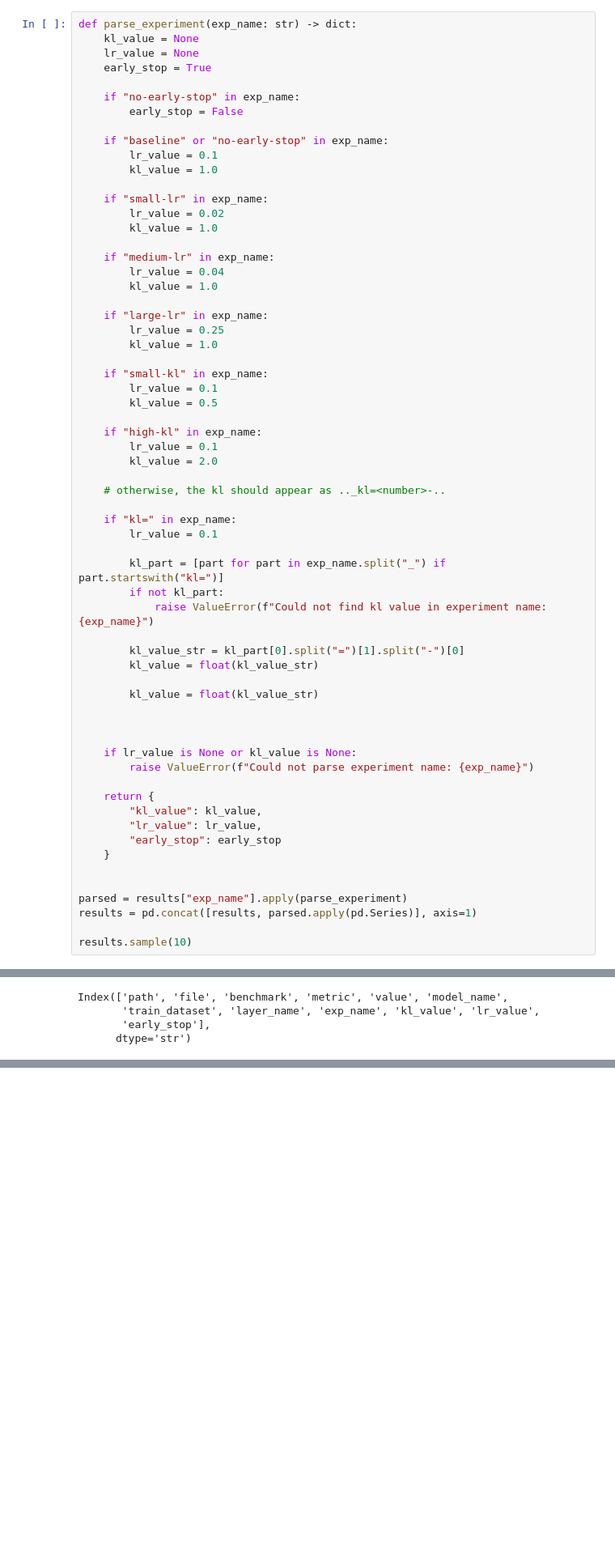
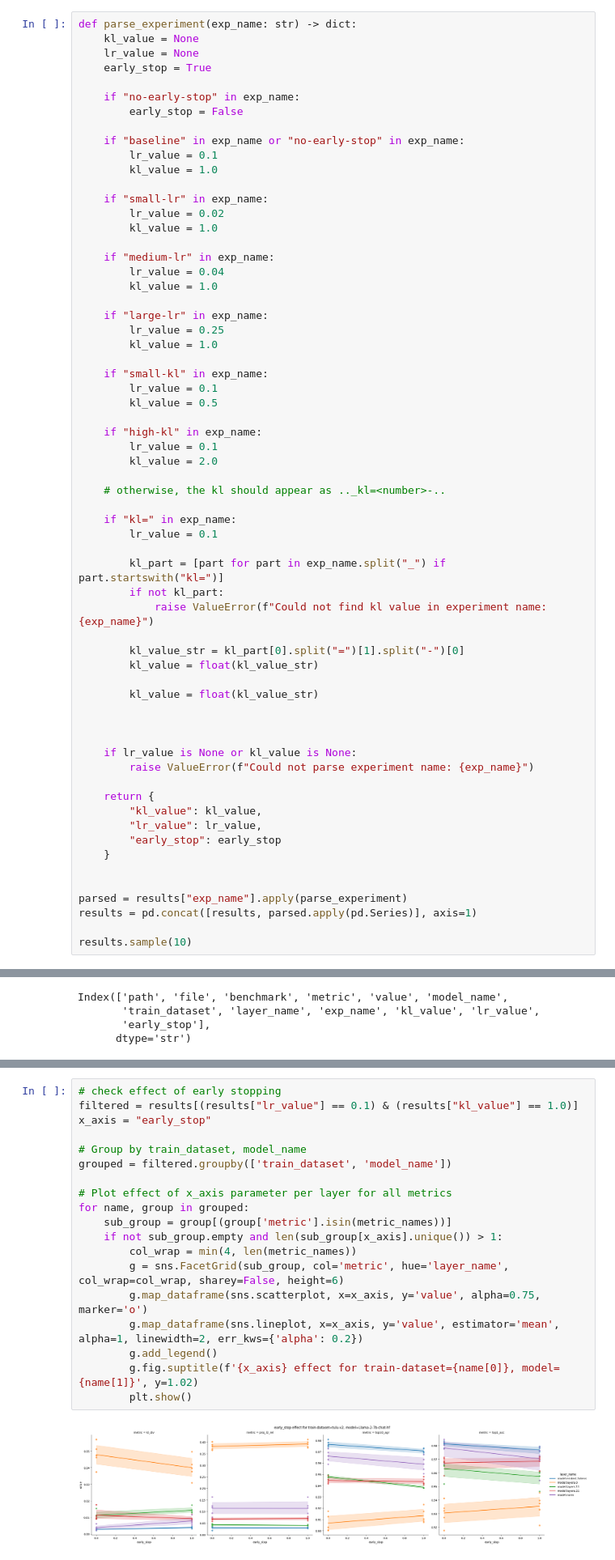
Before and after one commit to giladfrid009/silent_direction, a Jupyter notebook: notebooks/analyze_benchmarks.ipynb, the cells around one changed output, grey strips where cells are left out. Shown at 81% size. Cells and saved outputs as stored; diff of their text form; blank space fills up the shorter version.

```diff
--- a/notebooks/analyze_benchmarks.ipynb
+++ b/notebooks/analyze_benchmarks.ipynb
@@ -78,7 +78,7 @@ def parse_experiment(exp_name: str) -> dict:
     if "no-early-stop" in exp_name:
         early_stop = False
 
-    if "baseline" or "no-early-stop" in exp_name:
+    if "baseline" in exp_name or "no-early-stop" in exp_name:
         lr_value = 0.1
         kl_value = 1.0
 
@@ -178,0 +174,21 @@ array([ 0.5,  1. , 10. ,  2. , 20. ])
+# %%
+# check effect of early stopping
+filtered = results[(results["lr_value"] == 0.1) & (results["kl_value"] == 1.0)]
+x_axis = "early_stop"
+
+# Group by train_dataset, model_name
+grouped = filtered.groupby(['train_dataset', 'model_name'])
+
+# Plot effect of x_axis parameter per layer for all metrics
+for name, group in grouped:
+    sub_group = group[(group['metric'].isin(metric_names))]
+    if not sub_group.empty and len(sub_group[x_axis].unique()) > 1:
+        col_wrap = min(4, len(metric_names))
+        g = sns.FacetGrid(sub_group, col='metric', hue='layer_name', col_wrap=col_wrap, sharey=False, height=6)
+        g.map_dataframe(sns.scatterplot, x=x_axis, y='value', alpha=0.75, marker='o')
+        g.map_dataframe(sns.lineplot, x=x_axis, y='value', estimator='mean', alpha=1, linewidth=2, err_kws={'alpha': 0.2})
+        g.add_legend()
+        g.fig.suptitle(f'{x_axis} effect for train-dataset={name[0]}, model={name[1]}', y=1.02)
+        plt.show()
+# %% [output]
+[figure, added]
```
Also changed, not shown: parts of 10 cells of this notebook, 5 other files.
